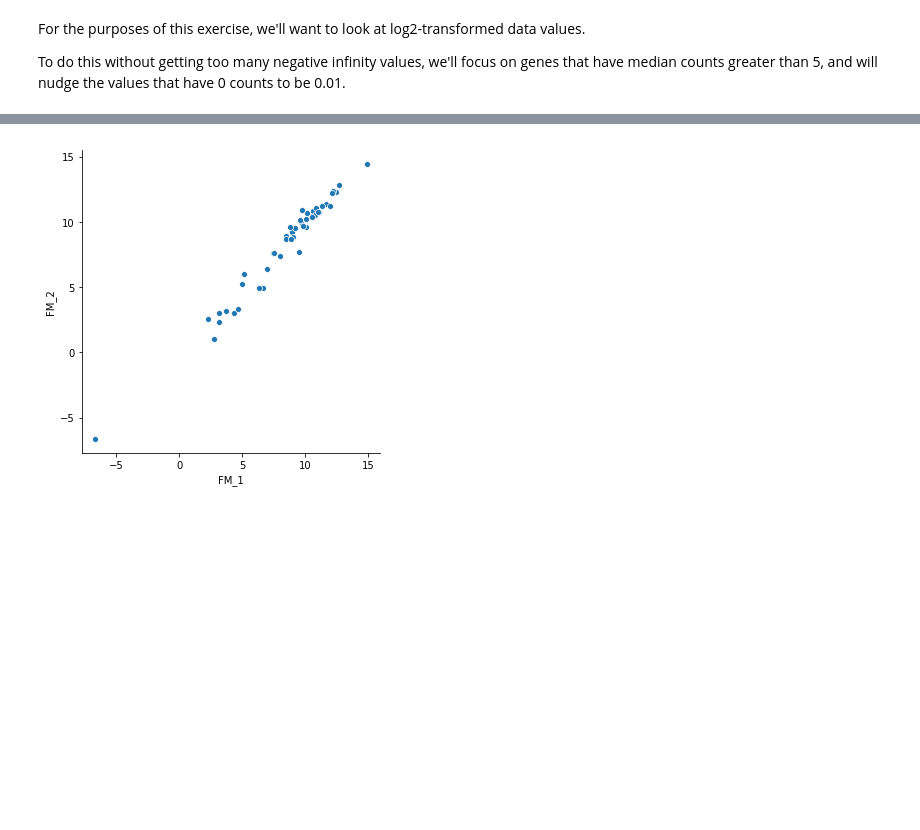
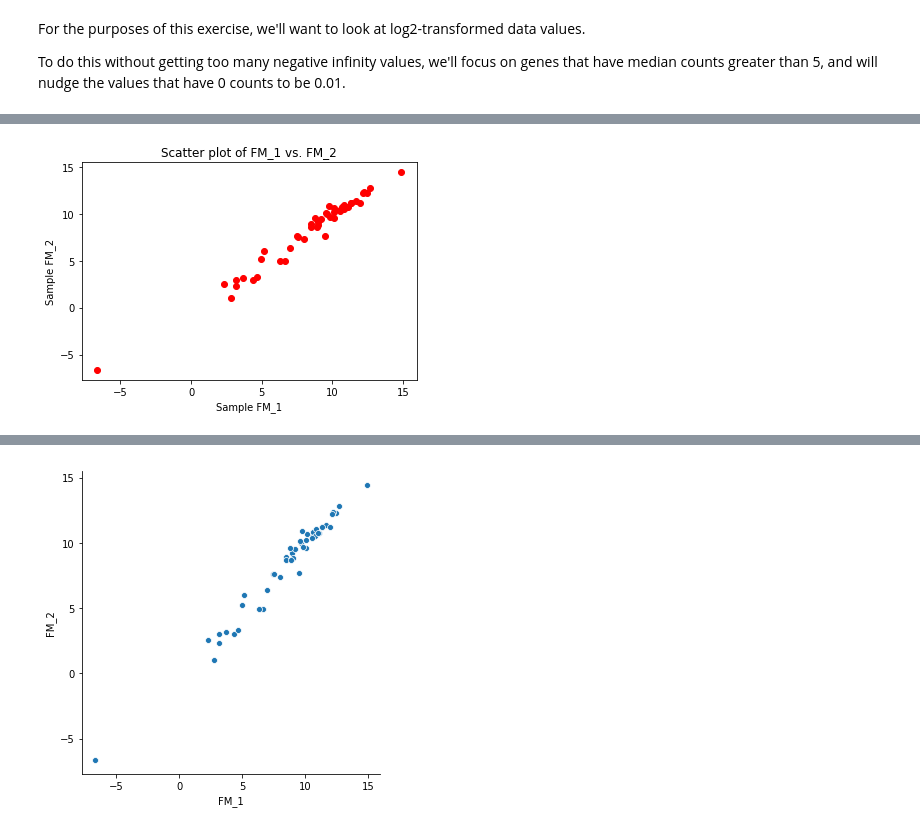
Before and after one commit to shuyima1/PABIO536-BasicPlotting, a Jupyter notebook: PythonPlottingBasics.ipynb, the cells around one changed output, grey strips where cells are left out. Drawn from its saved outputs; the diff is of its cells as text; code cells hidden in the pictures; blank space fills up the shorter version.

```diff
--- a/PythonPlottingBasics.ipynb
+++ b/PythonPlottingBasics.ipynb
@@ -104,0 +128,11 @@ See the caveats in the documentation: http://pandas.pydata.org/pandas-docs/stabl
+# %%
+# define the figure and axes objects, assigning to the variables "fig" and "ax," respectively.
+fig, ax = plt.subplots() # Note: this is your opportunity to define how many plots you want in a figure, and what is your desired figure size (with arguments added to plt.subplots())
+ax.scatter(x = df_log2['FM_1'], y = df_log2['FM_2'], marker = 'o', color = 'r') # This tells that you want a scatter plot
+# plot modifiers
+ax.set_title('Scatter plot of FM_1 vs. FM_2')
+ax.set_xlabel('Sample FM_1')
+ax.set_ylabel('Sample FM_2')
+plt.show()
+# %% [output]
+[figure, added]
```
Also changed, not shown: parts of 13 cells of this notebook.
